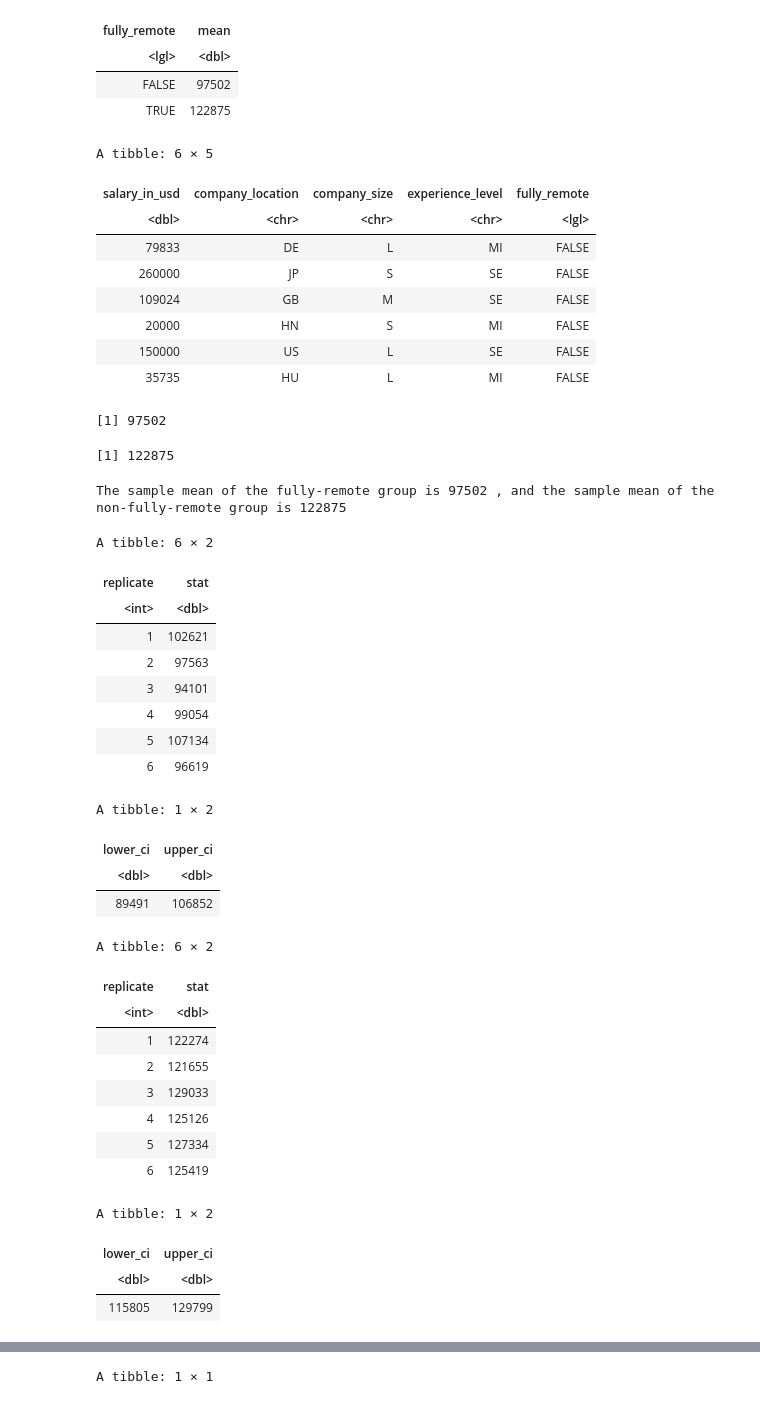
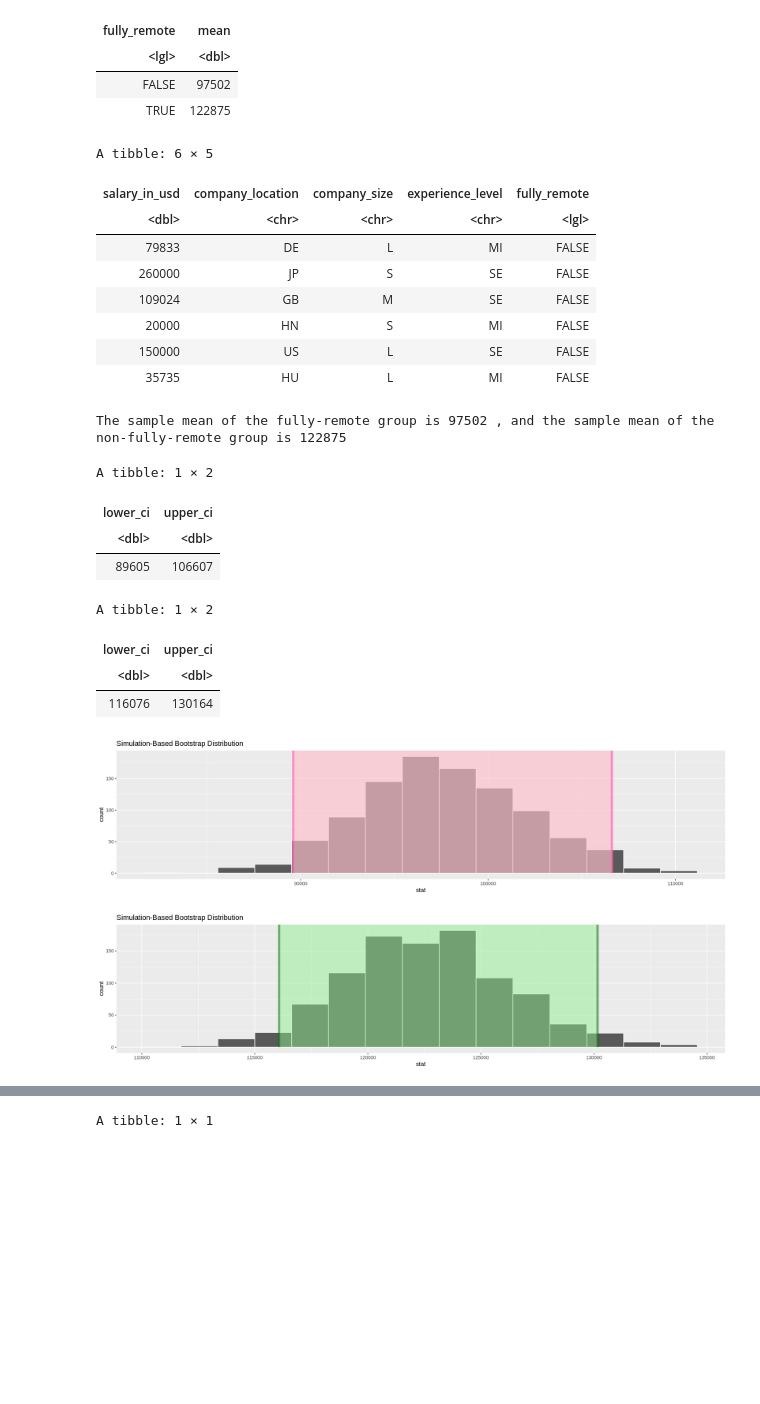
Before and after one commit to ludioludius/STAT201-Project, a Jupyter notebook: Final_Report_Draft.ipynb, the cells around one changed output, grey strips where cells are left out. Cells and saved outputs as stored; diff of their text form; code cells hidden in the pictures; blank space fills up the shorter version.

```diff
--- a/Final_Report_Draft.ipynb
+++ b/Final_Report_Draft.ipynb
@@ -193,8 +193,8 @@ non_fully_remote_mean <- non_fully_remote %>%
     summarise(mean = mean(salary_in_usd)) %>%
     pull()
 
-fully_remote_mean
-non_fully_remote_mean
+# fully_remote_mean
+# non_fully_remote_mean
 
 cat("The sample mean of the fully-remote group is", fully_remote_mean, ", and the sample mean of the non-fully-remote group is", round(non_fully_remote_mean, 5))
 # %% [output]
@@ -207,60 +207,52 @@ A tibble: 6 × 5
 | 20000 | HN | S | MI | FALSE |
 | 150000 | US | L | SE | FALSE |
 | 35735 | HU | L | MI | FALSE |
-[1] 97502
+The sample mean of the fully-remote group is 97502 , and the sample mean of the non-fully-remote group is 122875
-[1] 122875
-The sample mean of the fully-remote group is 97502 , and the sample mean of the non-fully-remote group is 122875
 # %%
+# Construct 95% confidence intervals using percentile method with bootstraping
+
+# Fully-remote:
+
 fully_remote_resample  <-  fully_remote %>%
     specify(response = salary_in_usd) %>%
     generate(reps = 1000, type = "bootstrap") %>%
     calculate(stat = "mean")
-
-head(fully_remote_resample)
+# head(fully_remote_resample)
 
 fully_remote_percentile_ci <- fully_remote_resample %>%
   get_confidence_interval(level = 0.95, type = "percentile")
-
 fully_remote_percentile_ci
 
-# fully_remote_standard_error_ci <- fully_remote_resample %>%
-#   get_confidence_interval(level = 0.95, type = "se", point_estimate = stat)
+fully_remote_ci_plot <-
+    visualize(fully_remote_resample) +
+    shade_ci(endpoints = fully_remote_percentile_ci, color = "hotpink", fill = "pink", alpha = 0.66)
+fully_remote_ci_plot
 
-non_fully_remote_resample  <-  non_fully_remote %>%
+
+# Non-fully-remote:
+
+non_fully_remote_resample  <- non_fully_remote %>%
     specify(response = salary_in_usd) %>%
     generate(reps = 1000, type = "bootstrap") %>%
     calculate(stat = "mean")
-
-head(non_fully_remote_resample)
+# head(non_fully_remote_resample)
 
 non_fully_remote_percentile_ci <- non_fully_remote_resample %>%
   get_confidence_interval(level = 0.95, type = "percentile")
+non_fully_remote_percentile_ci
 
-non_fully_remote_percentile_ci
+non_fully_remote_ci_plot <-
+    visualize(non_fully_remote_resample) +
+    shade_ci(endpoints = non_fully_remote_percentile_ci, color = "dark green", fill = "light green", alpha = 0.48)
+non_fully_remote_ci_plot
 # %% [output]
-A tibble: 6 × 2
+A tibble: 1 × 2
-| replicate | stat |
-| <int> | <dbl> |
-| 1 | 102621 |
-| 2 | 97563 |
-| 3 | 94101 |
-| 4 | 99054 |
-| 5 | 107134 |
-| 6 | 96619 |
+| lower_ci | upper_ci |
+| <dbl> | <dbl> |
+| 89605 | 106607 |
 A tibble: 1 × 2
 | lower_ci | upper_ci |
 | <dbl> | <dbl> |
-| 89491 | 106852 |
+| 116076 | 130164 |
-A tibble: 6 × 2
-| replicate | stat |
-| <int> | <dbl> |
-| 1 | 122274 |
-| 2 | 121655 |
-| 3 | 129033 |
-| 4 | 125126 |
-| 5 | 127334 |
-| 6 | 125419 |
-A tibble: 1 × 2
-| lower_ci | upper_ci |
-| <dbl> | <dbl> |
-| 115805 | 129799 |
+[figure, added]
+[figure, added]
```
Also changed, not shown: parts of 1 cell of this notebook.
